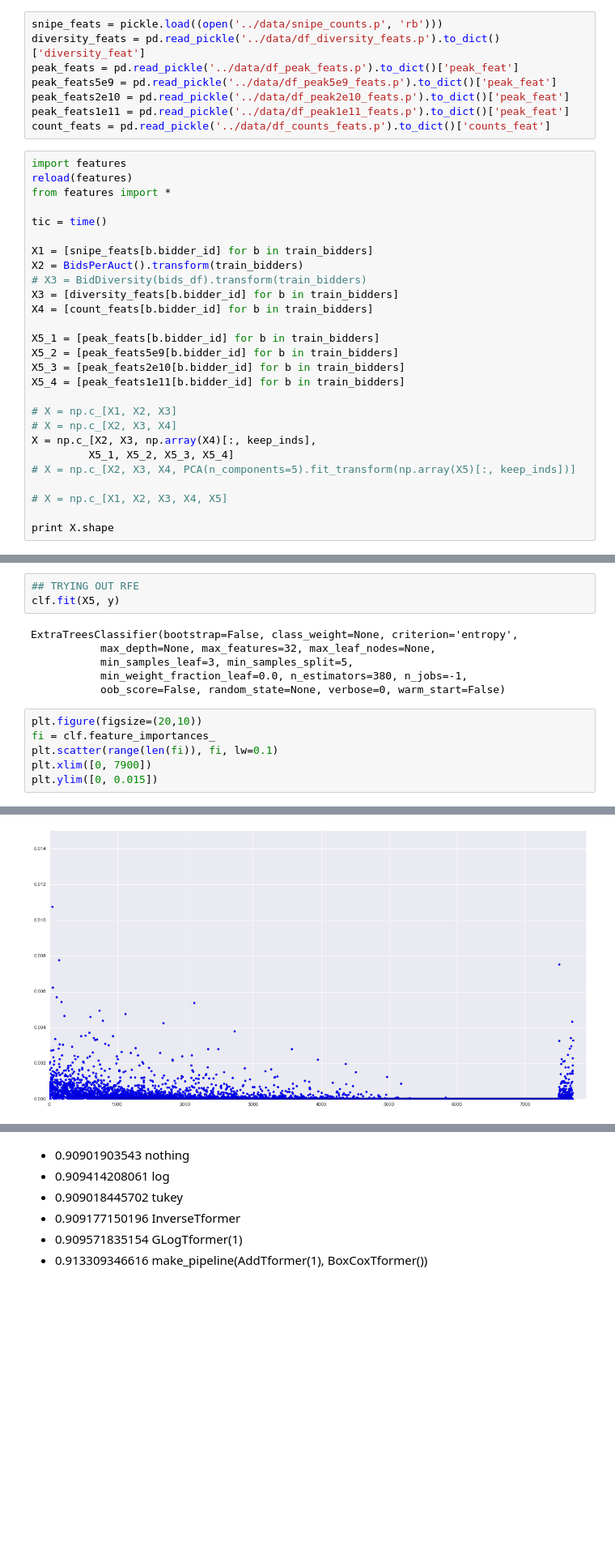
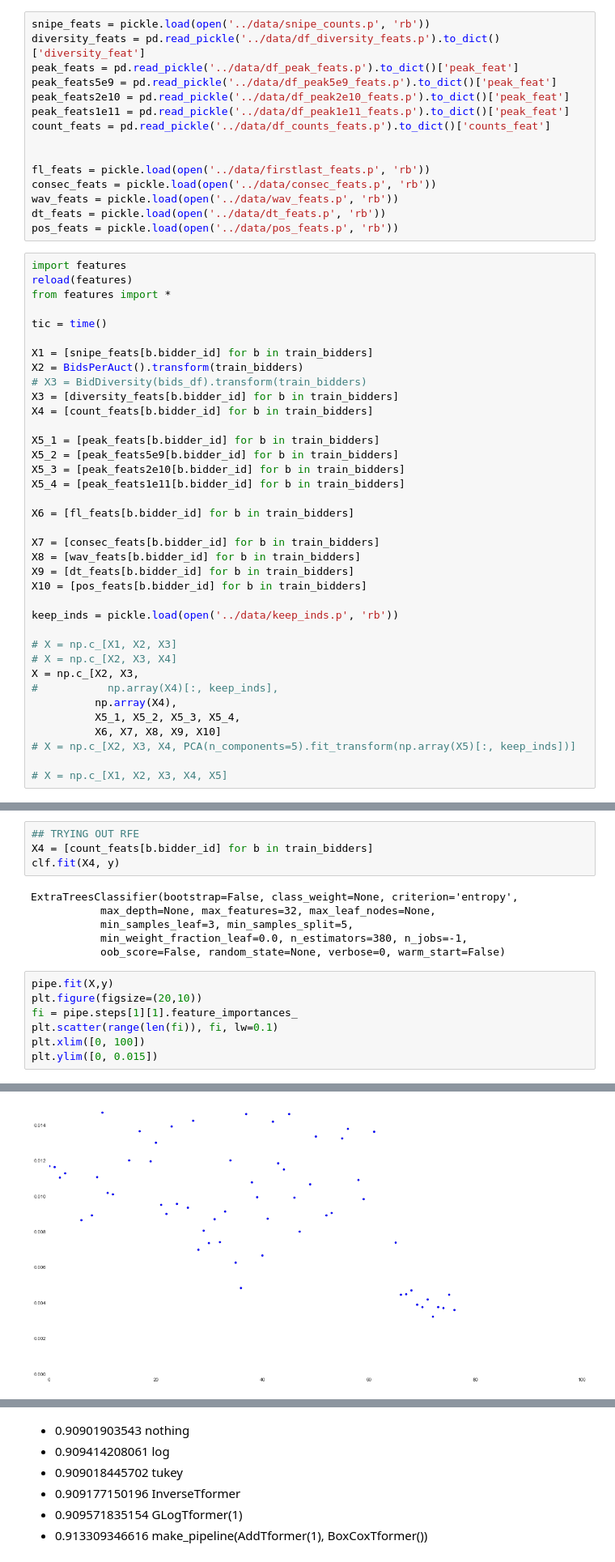
Before and after one commit to JasonTam/fb4, a Jupyter notebook: src/predict.ipynb, the cells around one changed output, grey strips where cells are left out. Shown: that part at 81% size. Saved outputs shown, nothing was run; the diff lists cells and outputs as text; blank space fills up the shorter version.

```diff
--- a/src/predict.ipynb
+++ b/src/predict.ipynb
@@ -38,13 +38,20 @@ y = np.array([b.true_outcome for b in train_bidders])
 k = 4
 skf = StratifiedKFold(y, n_folds=k, random_state=0)
 # %%
-snipe_feats = pickle.load((open('../data/snipe_counts.p', 'rb')))
+snipe_feats = pickle.load(open('../data/snipe_counts.p', 'rb'))
 diversity_feats = pd.read_pickle('../data/df_diversity_feats.p').to_dict()['diversity_feat']
 peak_feats = pd.read_pickle('../data/df_peak_feats.p').to_dict()['peak_feat']
 peak_feats5e9 = pd.read_pickle('../data/df_peak5e9_feats.p').to_dict()['peak_feat']
 peak_feats2e10 = pd.read_pickle('../data/df_peak2e10_feats.p').to_dict()['peak_feat']
 peak_feats1e11 = pd.read_pickle('../data/df_peak1e11_feats.p').to_dict()['peak_feat']
 count_feats = pd.read_pickle('../data/df_counts_feats.p').to_dict()['counts_feat']
+
+
+fl_feats = pickle.load(open('../data/firstlast_feats.p', 'rb'))
+consec_feats = pickle.load(open('../data/consec_feats.p', 'rb'))
+wav_feats = pickle.load(open('../data/wav_feats.p', 'rb'))
+dt_feats = pickle.load(open('../data/dt_feats.p', 'rb'))
+pos_feats = pickle.load(open('../data/pos_feats.p', 'rb'))
 # %%
 import features
 reload(features)
@@ -63,12 +70,22 @@ X5_2 = [peak_feats5e9[b.bidder_id] for b in train_bidders]
 X5_3 = [peak_feats2e10[b.bidder_id] for b in train_bidders]
 X5_4 = [peak_feats1e11[b.bidder_id] for b in train_bidders]
 
+X6 = [fl_feats[b.bidder_id] for b in train_bidders]
+
+X7 = [consec_feats[b.bidder_id] for b in train_bidders]
+X8 = [wav_feats[b.bidder_id] for b in train_bidders]
+X9 = [dt_feats[b.bidder_id] for b in train_bidders]
+X10 = [pos_feats[b.bidder_id] for b in train_bidders]
+
+keep_inds = pickle.load(open('../data/keep_inds.p', 'rb'))
+
 # X = np.c_[X1, X2, X3]
 # X = np.c_[X2, X3, X4]
-X = np.c_[X2, X3, np.array(X4)[:, keep_inds],
-         X5_1, X5_2, X5_3, X5_4]
+X = np.c_[X2, X3,
+#           np.array(X4)[:, keep_inds],
+          np.array(X4),
+          X5_1, X5_2, X5_3, X5_4,
+          X6, X7, X8, X9, X10]
 # X = np.c_[X2, X3, X4, PCA(n_components=5).fit_transform(np.array(X5)[:, keep_inds])]
 
 # X = np.c_[X1, X2, X3, X4, X5]
-
-print X.shape
@@ -217,7 +300,8 @@ clf = ExtraTreesClassifier(bootstrap=False,
 # clf = GradientBoostingClassifier(n_estimators=1000)
 # %%
 ## TRYING OUT RFE
-clf.fit(X5, y)
+X4 = [count_feats[b.bidder_id] for b in train_bidders]
+clf.fit(X4, y)
 # %% [output]
 ExtraTreesClassifier(bootstrap=False, class_weight=None, criterion='entropy',
            max_depth=None, max_features=32, max_leaf_nodes=None,
@@ -225,12 +309,13 @@ ExtraTreesClassifier(bootstrap=False, class_weight=None, criterion='entropy',
            min_weight_fraction_leaf=0.0, n_estimators=380, n_jobs=-1,
            oob_score=False, random_state=None, verbose=0, warm_start=False)
 # %%
+pipe.fit(X,y)
 plt.figure(figsize=(20,10))
-fi = clf.feature_importances_
+fi = pipe.steps[1][1].feature_importances_
 plt.scatter(range(len(fi)), fi, lw=0.1)
-plt.xlim([0, 7900])
+plt.xlim([0, 100])
 plt.ylim([0, 0.015])
 # %% [output]
 (0, 0.015)
-[figure, old version]
+[figure, new version]
 # %%
```
Also changed, not shown: parts of 50 cells of this notebook, 5 other files.
